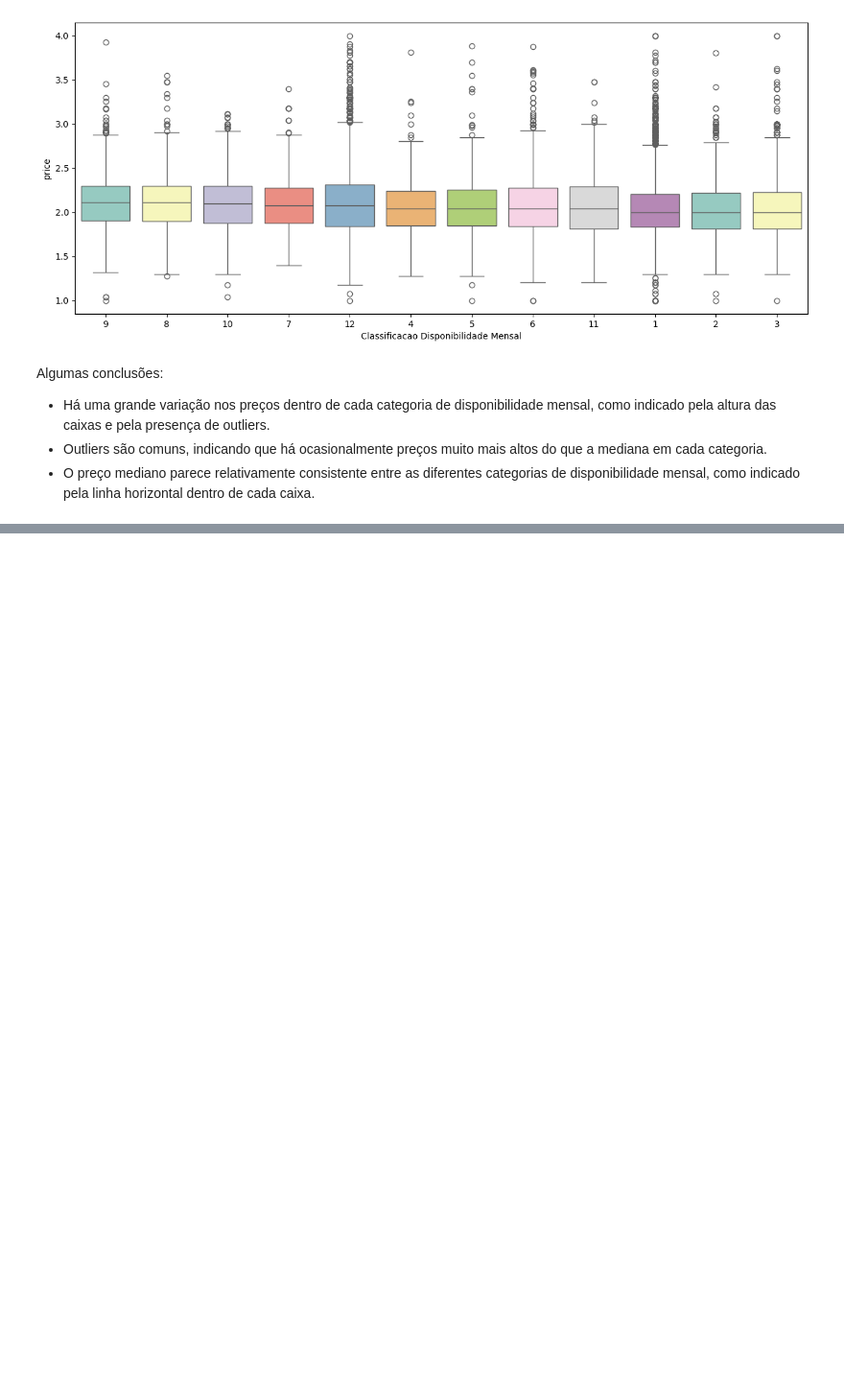
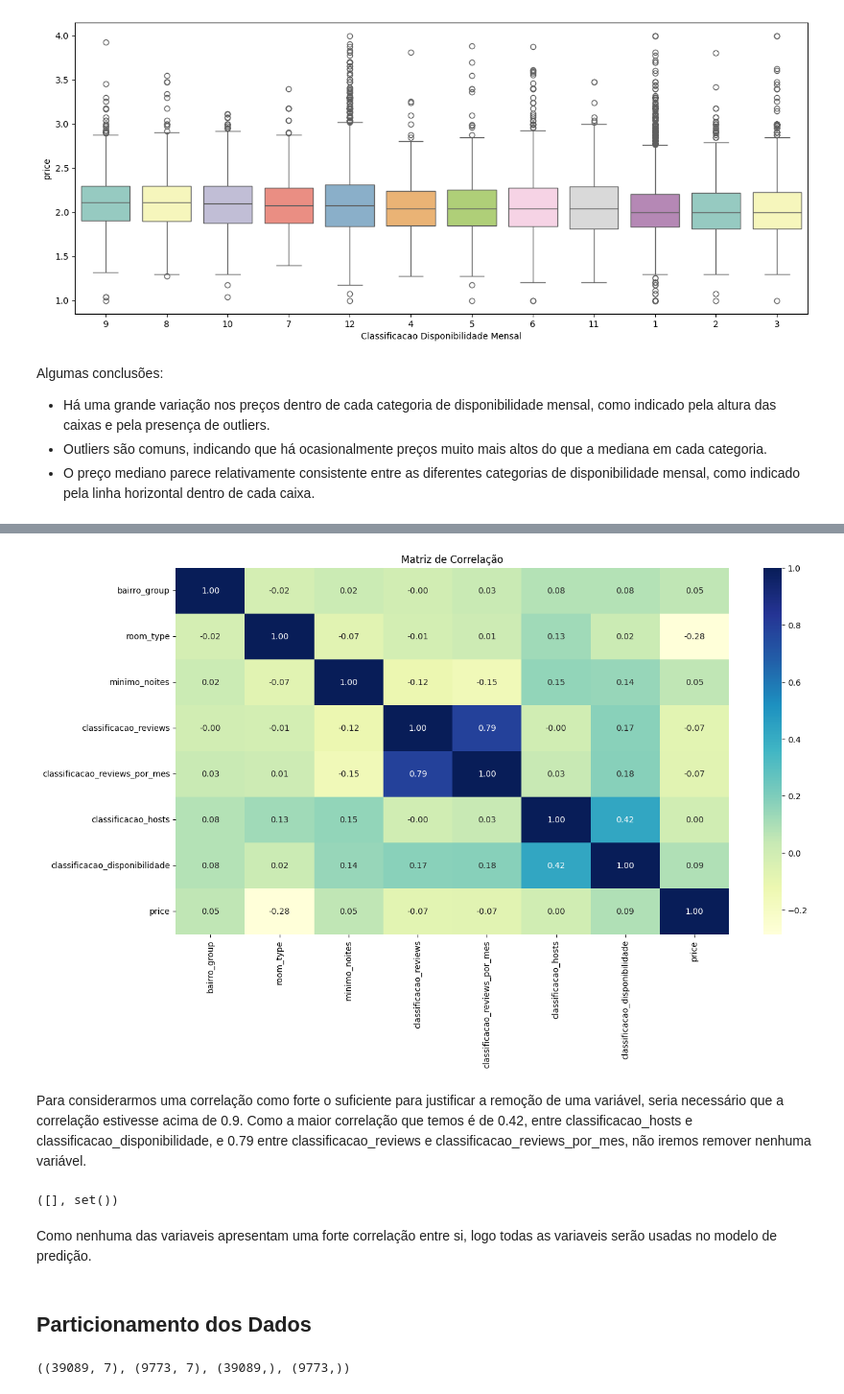
Before and after one commit to WiiniSilva/LH_CD_WINICIUS_SILVA, a Jupyter notebook: Desafio Ciência de Dados.ipynb, the cells around one changed output, grey strips where cells are left out. Shown at 96% size. Saved outputs shown, nothing was run; the diff lists cells and outputs as text; code cells hidden in the pictures; blank space fills up the shorter version.

```diff
--- a/Desafio Ciência de Dados.ipynb
+++ b/Desafio Ciência de Dados.ipynb
@@ -57,0 +70,11 @@ df = df_original.copy()
+# %%
+def excluir_colunas(df, colunas):
+
+  '''recebe um dataframe (df) e uma lista de colunas (colunas) como argumentos.
+     A função exclui as colunas especificadas do dataframe e retorna o dataframe resultante.
+
+     A função utiliza o método drop do pandas para eliminar as colunas indicadas pelo parâmetro colunas.
+     O parâmetro axis=1 é utilizado para indicar que as colunas devem ser eliminadas, em oposição às linhas.'''
+
+  df = df.drop(colunas, axis=1)
+  return df
@@ -1342,0 +1417,8 @@ Algumas conclusões:
+# %%
+# Selecionando as colunas a serem removidas
+colunas = ['id', 'nome', 'host_id', 'host_name', 'bairro', 'latitude', 'longitude',
+           'numero_de_reviews', 'ultima_review', 'reviews_por_mes',
+           'calculado_host_listings_count', 'disponibilidade_365']
+
+# chamando a função auxiliar para excluir as colunas selecionadas
+df = excluir_colunas(df, colunas)
@@ -1342,0 +1452,6 @@ Algumas conclusões:
+# %%
+# Obtendo os índices das linhas que atendem às condições
+indices = df.loc[(df['price'] > 4000)].index
+
+# Removendo as linhas usando o método drop
+df = df.drop(indices, axis=0)
@@ -1342,0 +1475,3 @@ Algumas conclusões:
+# %%
+# Chamando a função para transformas os valores str em numericos
+df = label_encode_columns(df, ['bairro_group', 'room_type'])
@@ -1342,0 +1493,29 @@ Algumas conclusões:
+# %%
+# Calcula a matriz de correlação das colunas selecionadas do dataframe df
+corr = df[['bairro_group', 'room_type', 'minimo_noites', 'classificacao_reviews', 'classificacao_reviews_por_mes',
+            'classificacao_hosts', 'classificacao_disponibilidade', 'price']].corr()
+
+# Cria uma figura com um tamanho específico
+plt.figure(figsize = (15, 8))
+
+# Cria um mapa de calor da matriz de correlação, usando uma paleta de cores, um formato de números e mostrando os valores nas células
+sns.heatmap(corr, annot = True, cmap = "YlGnBu", fmt = ".2f")
+
+# Adiciona um título à figura
+plt.title("Matriz de Correlação")
+
+# Mostra a figura na tela
+plt.show()
+# %% [output]
+[figure, added]
+# %% [markdown]
+Para considerarmos uma correlação como forte o suficiente para justificar a remoção de uma variável, seria necessário que a correlação estivesse acima de 0.9. Como a maior correlação que temos é de 0.42, entre classificacao_hosts e classificacao_disponibilidade, e 0.79 entre classificacao_reviews e classificacao_reviews_por_mes, não iremos remover nenhuma variável.
+# %%
+correlated_columns = remover_recursos_correlacionados(df)
+correlated_columns
+# %% [output]
+([], set())
+# %% [markdown]
+Como nenhuma das variaveis apresentam uma forte correlação entre si, logo todas as variaveis serão usadas no modelo de predição.
+# %% [markdown]
+## Particionamento dos Dados
@@ -1342,0 +1541,5 @@ Algumas conclusões:
+# %%
+# Verificando o tamanho
+X_train.shape, X_test.shape, y_train.shape, y_test.shape
+# %% [output]
+((39089, 7), (9773, 7), (39089,), (9773,))
```
Also changed, not shown: parts of 28 cells of this notebook.
